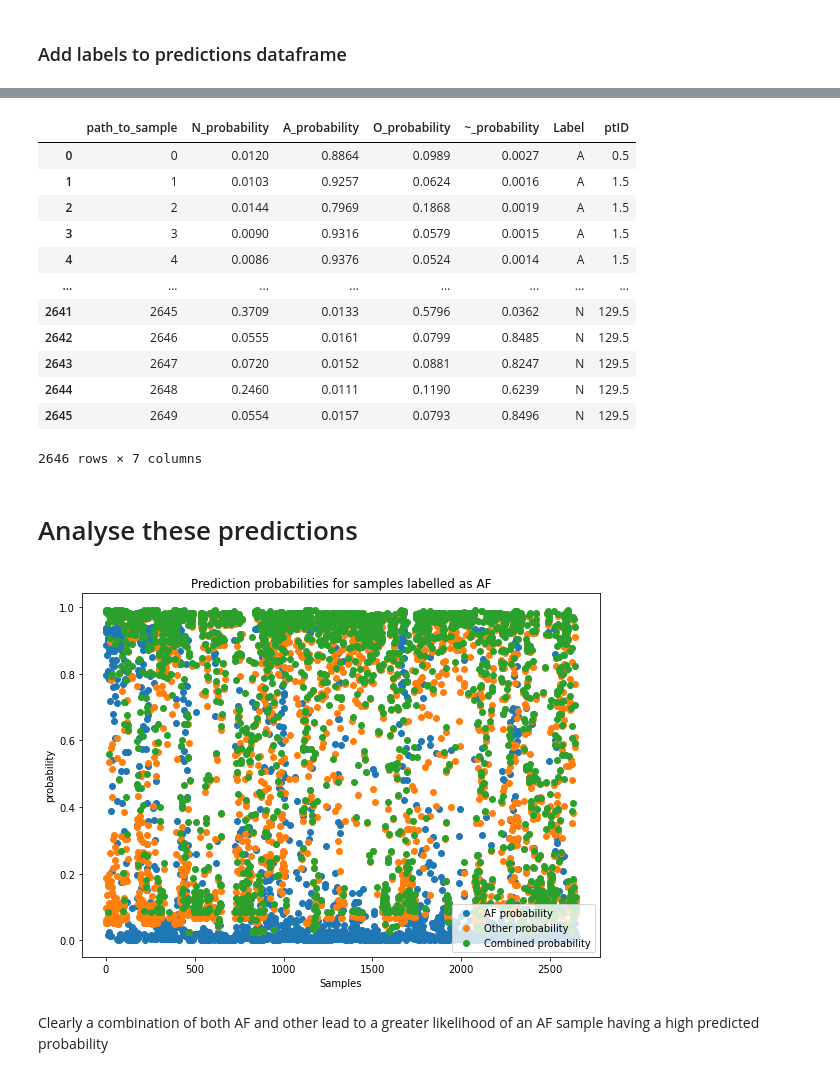
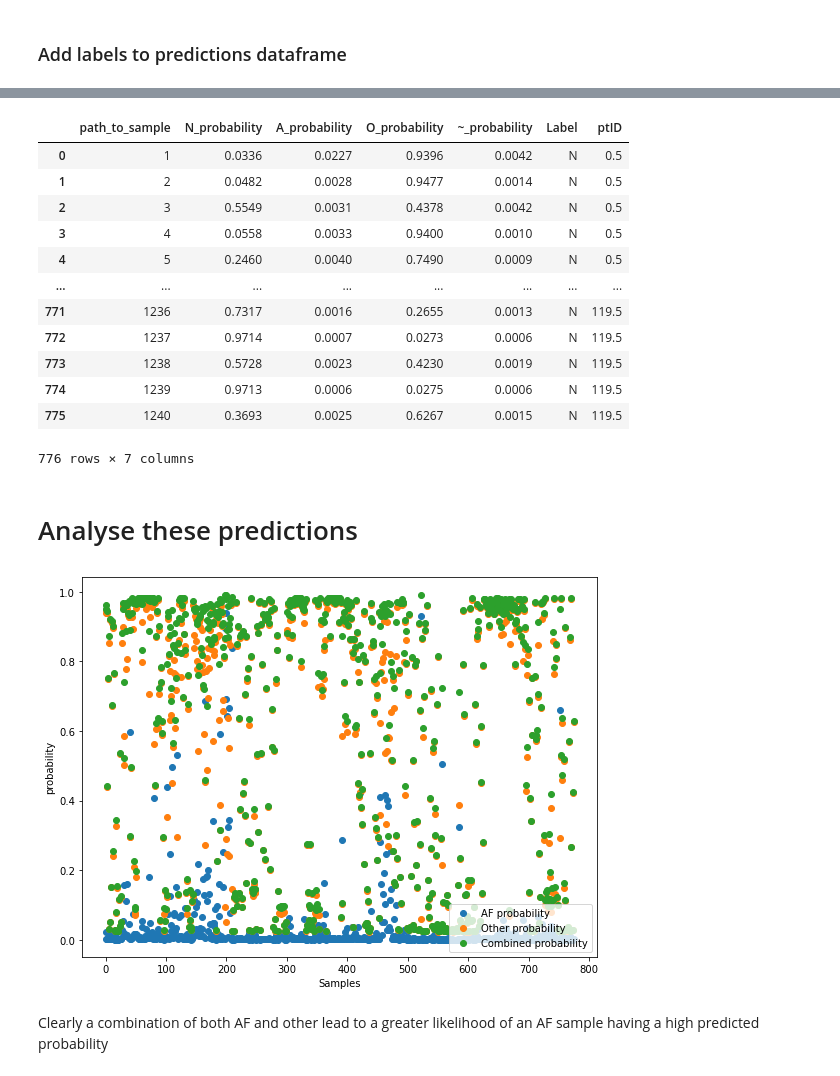
Before and after one commit to jordanesmith/Data_of_your_Heart_11B_Project, a Jupyter notebook: Novel Neural Network/Analyse_results_SAFER.ipynb, the cells around one changed output, grey strips where cells are left out. Drawn from its saved outputs; the diff is of its cells as text; code cells hidden in the pictures.

Commit message:
adapted the analysing results notebook for general use, has been applied to Feas2 data which is largely not useful for results

```diff
--- a/Novel Neural Network/Analyse_results_SAFER.ipynb
+++ b/Novel Neural Network/Analyse_results_SAFER.ipynb
@@ -13,12 +13,15 @@ from tqdm import tqdm
 # %%
 # location paths
 
-# feas1_path_to_annotations = "F:\\DATA\\JSmith_SAFER_20220310\\raw_data\\Feas1\\rec_data_anon.csv"
-# feas1_path_to_keys_for_annotations = "F:\\DATA\\JSmith_SAFER_20220310\\raw_data\\Feas1\\rec_data_anon_diag_key.csv"
-# feas1_path_to_predictions = "D:\\OneDrive - University of Cambridge\\11B\\Project\\predictions\\F_DATA_JSmith_SAFER_20220310_preprocessed_labelled_data_Feas1answers.csv"
+path_to_annotations = "F:\\DATA\\JSmith_SAFER_20220310\\raw_data\\Feas2\\rec_data_anon.csv"
+path_to_keys_for_annotations = "F:\\DATA\\JSmith_SAFER_20220310\\raw_data\\Feas2\\rec_data_anon_diag_key.csv"
+path_to_predictions = "D:\\OneDrive - University of Cambridge\\11B\\Project\\predictions\\F_DATA_JSmith_SAFER_20220310_preprocessed_labelled_data_Feas2answers.csv"
 
-# column_names = ["path_to_sample", "N_probability", "A_probability", "O_probability", "~_probability"]
+column_names = ["path_to_sample", "N_probability", "A_probability", "O_probability", "~_probability"]
 
-# feas1_annotations_df = pd.read_csv(feas1_path_to_annotations)
-# feas1_diag_key_df = pd.read_csv(feas1_path_to_keys_for_annotations)
-# feas1_predictions_df = pd.read_csv(feas1_path_to_predictions, names= column_names)
+# Parse the neccessary spreadsheets
+annotations_df = pd.read_csv(path_to_annotations)
+diag_key_df = pd.read_csv(path_to_keys_for_annotations)
+# predictions_df = pd.read_csv(path_to_predictions, names= column_names)
+predictions_anonymous_save_path = "..\\2_data\\data_analysis\\feas2_results.csv"
+dataset_name = "Feas2"
@@ -96,40 +109,40 @@ from tqdm import tqdm
 # %%
-feas1_predictions_df = pd.read_csv('..\\2_data\\data_analysis\\feas1_results.csv')
+predictions_df = pd.read_csv(predictions_anonymous_save_path)
 rows_to_drop = []
-feas1_predictions_df
+predictions_df
 # %% [output]
 |  | path_to_sample | N_probability | A_probability | O_probability | ~_probability | Label | ptID |
-| 0 | 0 | 0.0120 | 0.8864 | 0.0989 | 0.0027 | A | 0.5 |
-| 1 | 1 | 0.0103 | 0.9257 | 0.0624 | 0.0016 | A | 1.5 |
-| 2 | 2 | 0.0144 | 0.7969 | 0.1868 | 0.0019 | A | 1.5 |
-| 3 | 3 | 0.0090 | 0.9316 | 0.0579 | 0.0015 | A | 1.5 |
-| 4 | 4 | 0.0086 | 0.9376 | 0.0524 | 0.0014 | A | 1.5 |
+| 0 | 1 | 0.0336 | 0.0227 | 0.9396 | 0.0042 | N | 0.5 |
+| 1 | 2 | 0.0482 | 0.0028 | 0.9477 | 0.0014 | N | 0.5 |
+| 2 | 3 | 0.5549 | 0.0031 | 0.4378 | 0.0042 | N | 0.5 |
+| 3 | 4 | 0.0558 | 0.0033 | 0.9400 | 0.0010 | N | 0.5 |
+| 4 | 5 | 0.2460 | 0.0040 | 0.7490 | 0.0009 | N | 0.5 |
 | ... | ... | ... | ... | ... | ... | ... | ... |
-| 2641 | 2645 | 0.3709 | 0.0133 | 0.5796 | 0.0362 | N | 129.5 |
-| 2642 | 2646 | 0.0555 | 0.0161 | 0.0799 | 0.8485 | N | 129.5 |
-| 2643 | 2647 | 0.0720 | 0.0152 | 0.0881 | 0.8247 | N | 129.5 |
-| 2644 | 2648 | 0.2460 | 0.0111 | 0.1190 | 0.6239 | N | 129.5 |
-| 2645 | 2649 | 0.0554 | 0.0157 | 0.0793 | 0.8496 | N | 129.5 |
+| 771 | 1236 | 0.7317 | 0.0016 | 0.2655 | 0.0013 | N | 119.5 |
+| 772 | 1237 | 0.9714 | 0.0007 | 0.0273 | 0.0006 | N | 119.5 |
+| 773 | 1238 | 0.5728 | 0.0023 | 0.4230 | 0.0019 | N | 119.5 |
+| 774 | 1239 | 0.9713 | 0.0006 | 0.0275 | 0.0006 | N | 119.5 |
+| 775 | 1240 | 0.3693 | 0.0025 | 0.6267 | 0.0015 | N | 119.5 |
-2646 rows × 7 columns
+776 rows × 7 columns
 # %% [markdown]
 # Analyse these predictions
 # %%
-y_a = np.array(feas1_predictions_df.A_probability.to_list())
-y_o = np.array(feas1_predictions_df.O_probability.to_list())
+y_a = np.array(predictions_df.A_probability.to_list())
+y_o = np.array(predictions_df.O_probability.to_list())
 x = np.arange(max(y_a.size, y_o.size))
 
 plt.figure(figsize=(8, 6))
 
 plt.scatter(x, y_a, label="AF probability")
 plt.scatter(x, y_o, label="Other probability")
 plt.scatter(x, y_a+y_o, label= "Combined probability")
 plt.legend(loc="lower right")
 plt.ylabel("probability")
 plt.xlabel("Samples")
-plt.title("Prediction probabilities for samples labelled as AF")
+# plt.title("Prediction probabilities for samples labelled as AF")
 plt.tight_layout()
 # %% [output]
-[figure, old version]
+[figure, new version]
 # %% [markdown]
 Clearly a combination of both AF and other lead to a greater likelihood of an AF sample having a high predicted probability
 # %%
```
Also changed, not shown: parts of 19 cells of this notebook.
